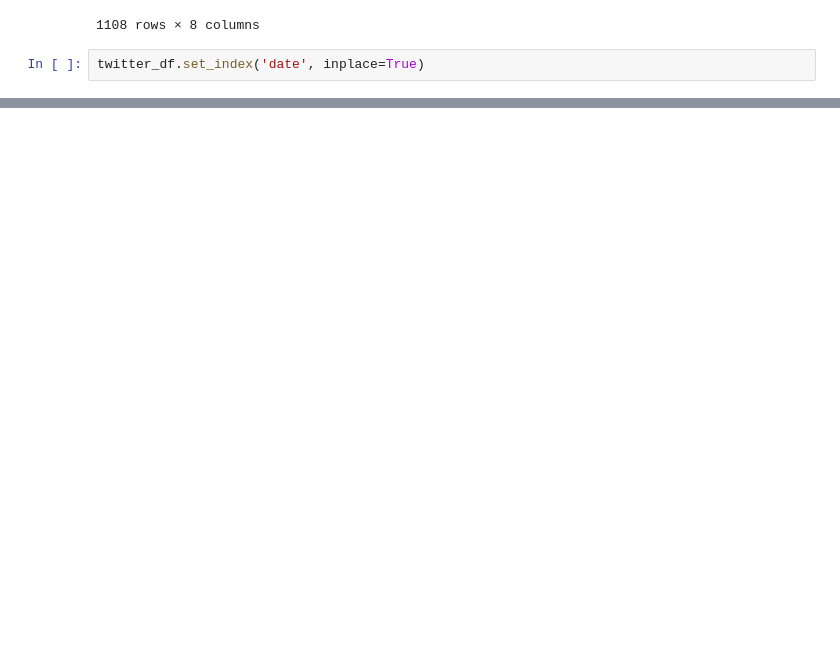
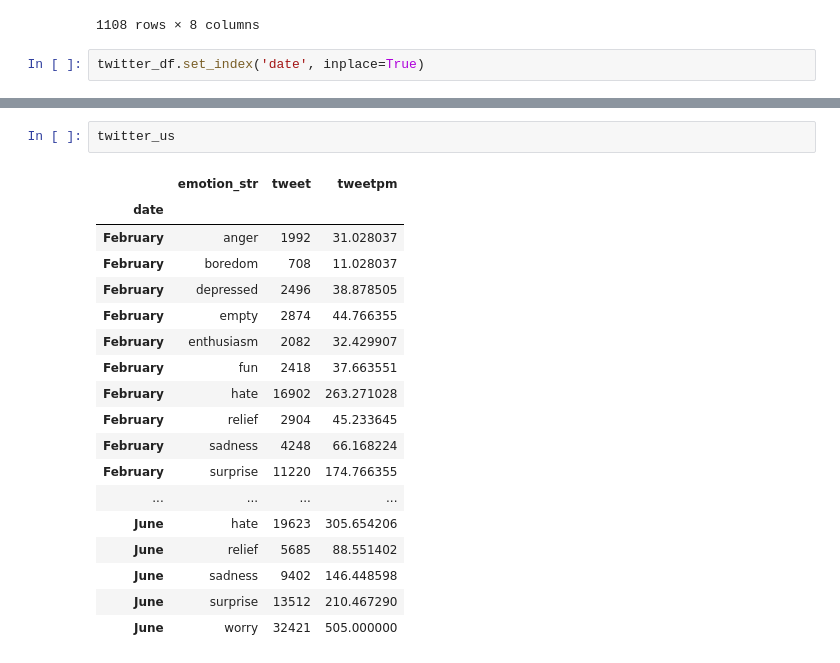
Before and after one commit to larisa-a/Emotional-Market, a Jupyter notebook: Covid-Data-Analysis.ipynb, the cells around one changed output, grey strips where cells are left out. Drawn from its saved outputs; the diff is of its cells as text; blank space fills up the shorter version.

```diff
--- a/Covid-Data-Analysis.ipynb
+++ b/Covid-Data-Analysis.ipynb
@@ -256 +248,22 @@ twitter_df
+# %%
+twitter_us
+# %% [output]
+|  | emotion_str | tweet | tweetpm |
+| date |  |  |  |
+| February | anger | 1992 | 31.028037 |
+| February | boredom | 708 | 11.028037 |
+| February | depressed | 2496 | 38.878505 |
+| February | empty | 2874 | 44.766355 |
+| February | enthusiasm | 2082 | 32.429907 |
+| February | fun | 2418 | 37.663551 |
+| February | hate | 16902 | 263.271028 |
+| February | relief | 2904 | 45.233645 |
+| February | sadness | 4248 | 66.168224 |
+| February | surprise | 11220 | 174.766355 |
+| ... | ... | ... | ... |
+| June | hate | 19623 | 305.654206 |
+| June | relief | 5685 | 88.551402 |
+| June | sadness | 9402 | 146.448598 |
+| June | surprise | 13512 | 210.467290 |
+| June | worry | 32421 | 505.000000 |
 # %%
```
Also changed, not shown: parts of 4 cells of this notebook.
